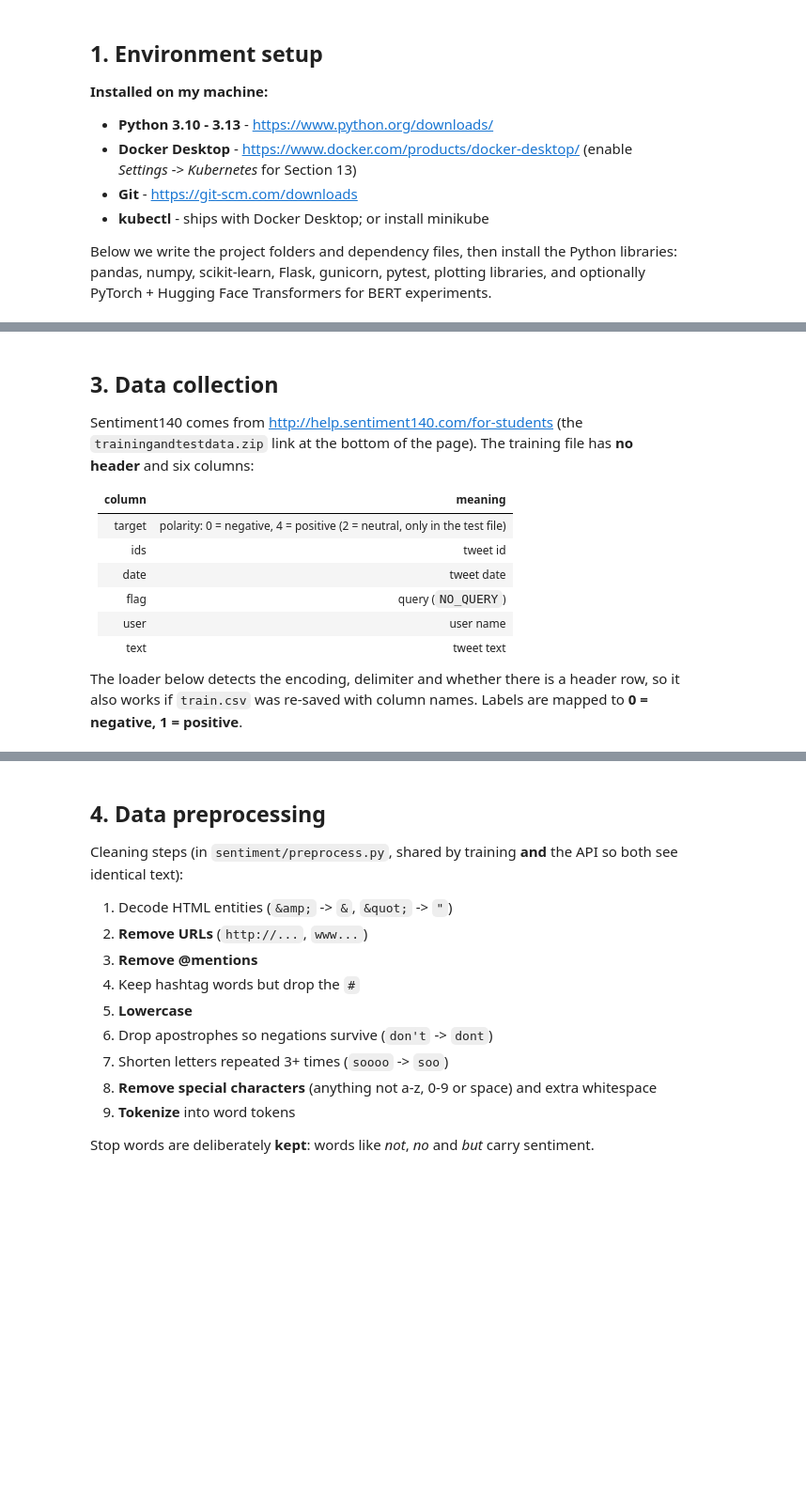
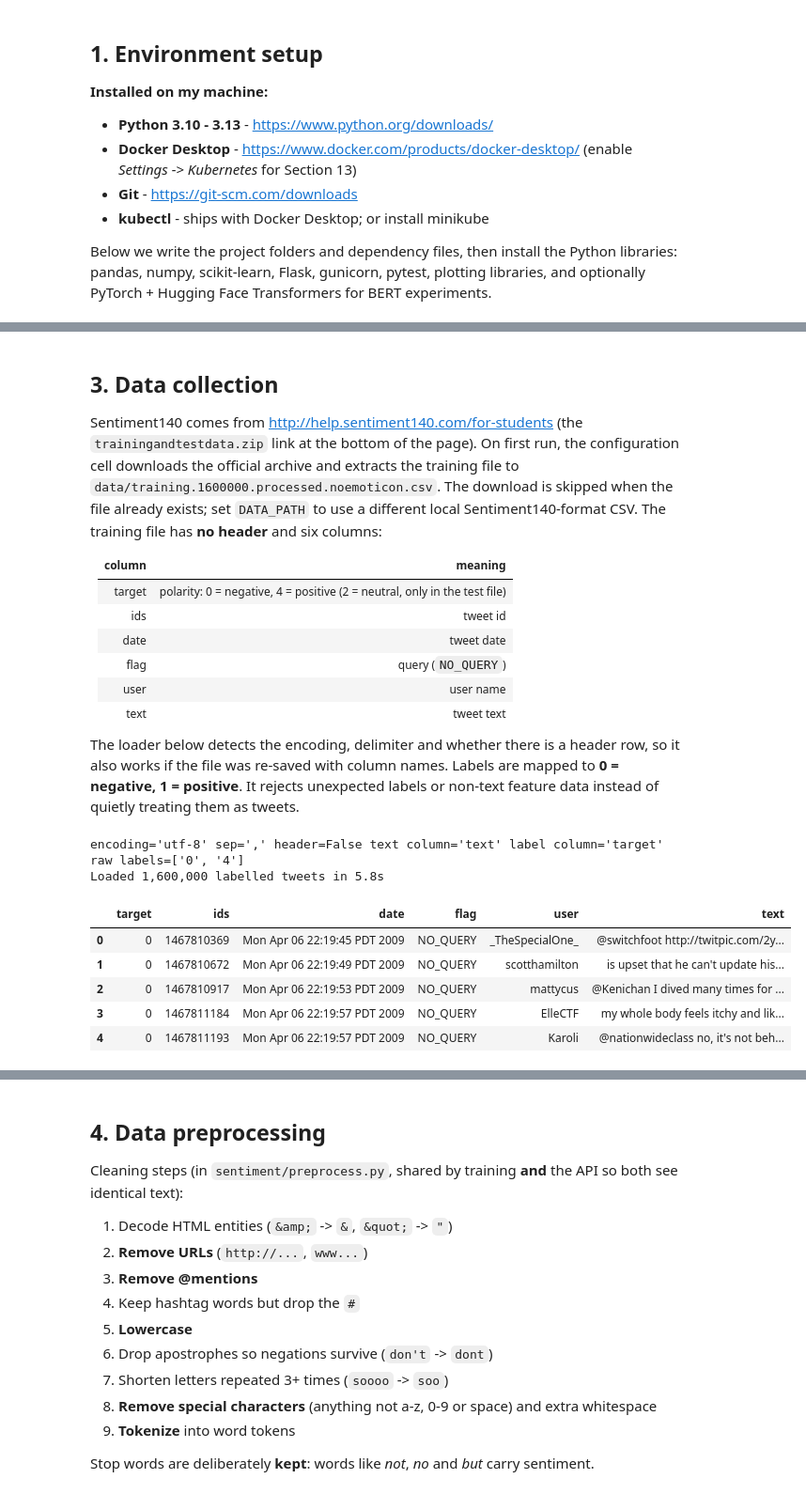
Before and after one commit to christones/-Sentiment-analysis-system-from-Twitter-data, a Jupyter notebook: Sentiment_Analysis_Pipeline.ipynb, the cells around one changed output, grey strips where cells are left out. Shown at 94% size. Cells and saved outputs as stored; diff of their text form; code cells hidden in the pictures; blank space fills up the shorter version.

```diff
--- a/Sentiment_Analysis_Pipeline.ipynb
+++ b/Sentiment_Analysis_Pipeline.ipynb
@@ -178,7 +248,9 @@ else:
 ## 3. Data collection
 
 Sentiment140 comes from http://help.sentiment140.com/for-students (the `trainingandtestdata.zip` link at the bottom of
-the page). The training file has **no header** and six columns:
+the page). On first run, the configuration cell downloads the official archive and extracts the training file to
+`data/training.1600000.processed.noemoticon.csv`. The download is skipped when the file already exists; set `DATA_PATH`
+to use a different local Sentiment140-format CSV. The training file has **no header** and six columns:
 
 | column | meaning |
 |---|---|
@@ -189,8 +261,9 @@ the page). The training file has **no header** and six columns:
 | user | user name |
 | text | tweet text |
 
-The loader below detects the encoding, delimiter and whether there is a header row, so it also works if
-`train.csv` was re-saved with column names. Labels are mapped to **0 = negative, 1 = positive**.
+The loader below detects the encoding, delimiter and whether there is a header row, so it also works if the file was
+re-saved with column names. Labels are mapped to **0 = negative, 1 = positive**. It rejects unexpected labels or
+non-text feature data instead of quietly treating them as tweets.
 # %%
 import csv, json, time
 import numpy as np
@@ -248,34 +321,56 @@ def load_tweets(path, sample_size=None, random_state=42):
         df.apply(lambda s: s.str.len().mean()).idxmax()
     label_col = next((lower[n] for n in LABEL_NAMES if n in lower), None) or \
         next(c for c in df.columns if c != text_col and df[c].head(10_000).nunique() <= 3)
 
     raw = df[label_col].str.strip().str.lower()
-    mapping = {"0": 0, "4": 1, "1": 1, "-1": 0, "negative": 0, "neg": 0, "positive": 1, "pos": 1}
+    mapping = {"0": 0, "4": 1, "1": 1, "-1": 0, "2": None,
+               "negative": 0, "neg": 0, "positive": 1, "pos": 1}
     values = set(raw.unique())
+    supported_labels = {"-1", "0", "1", "2", "4", "negative", "neg", "positive", "pos"}
+    unsupported_labels = values - supported_labels
+    if unsupported_labels:
+        raise ValueError(f"Unexpected labels in {path}: {sorted(unsupported_labels)[:10]}. "
+                         "Expected Sentiment140 polarity labels (0/4) or binary sentiment labels.")
     if values <= {"-1", "0", "1"} and "-1" in values:     # -1/0/1 scheme: 0 is neutral
         mapping["0"] = None
     if values <= {"0", "1"}:
         mapping["4"] = None
     y = raw.map(mapping)
 
     out = pd.DataFrame({"text": df[text_col], "label": y})
     dropped = out["label"].isna().sum()
     out = out.dropna(subset=["label"]).astype({"label": int}).reset_index(drop=True)
+    if set(out["label"].unique()) != {0, 1}:
+        raise ValueError(f"{path} must contain both negative and positive tweet labels; "
+                         f"found {sorted(out['label'].unique())}.")
+    text_sample = out["text"].sample(n=min(200, len(out)), random_state=random_state).astype(str)
+    natural_language_share = text_sample.str.contains(r"[A-Za-z]{2,}", regex=True).mean()
+    if natural_language_share < 0.5:
+        raise ValueError(f"{path} does not look like tweet text. Set DATA_PATH to the Sentiment140 CSV.")
 
     print(f"encoding={enc!r} sep={sep!r} header={has_header} text column={text_col!r} "
           f"label column={label_col!r} raw labels={sorted(values)[:10]}")
     if dropped:
         print(f"Dropped {dropped:,} rows with neutral/unknown labels")
     if sample_size and sample_size < len(out):
         out = out.sample(n=sample_size, random_state=random_state).reset_index(drop=True)
         print(f"Using a random sample of {sample_size:,} tweets")
     return out, df
 
 
 t0 = time.time()
 df, raw_df = load_tweets(DATA_PATH, SAMPLE_SIZE, RANDOM_STATE)
 print(f"Loaded {len(df):,} labelled tweets in {time.time() - t0:.1f}s")
 raw_df.head()
+# %% [output]
+encoding='utf-8' sep=',' header=False text column='text' label column='target' raw labels=['0', '4']
+Loaded 1,600,000 labelled tweets in 5.8s
+|  | target | ids | date | flag | user | text |
+| 0 | 0 | 1467810369 | Mon Apr 06 22:19:45 PDT 2009 | NO_QUERY | _TheSpecialOne_ | @switchfoot http://twitpic.com/2y... |
+| 1 | 0 | 1467810672 | Mon Apr 06 22:19:49 PDT 2009 | NO_QUERY | scotthamilton | is upset that he can't update his... |
+| 2 | 0 | 1467810917 | Mon Apr 06 22:19:53 PDT 2009 | NO_QUERY | mattycus | @Kenichan I dived many times for ... |
+| 3 | 0 | 1467811184 | Mon Apr 06 22:19:57 PDT 2009 | NO_QUERY | ElleCTF | my whole body feels itchy and lik... |
+| 4 | 0 | 1467811193 | Mon Apr 06 22:19:57 PDT 2009 | NO_QUERY | Karoli | @nationwideclass no, it's not beh... |
 # %%
 del raw_df   # free memory - we only need text + label from here on
 print(df.info())
```
Also changed, not shown: parts of 59 cells of this notebook, 10 other files.
